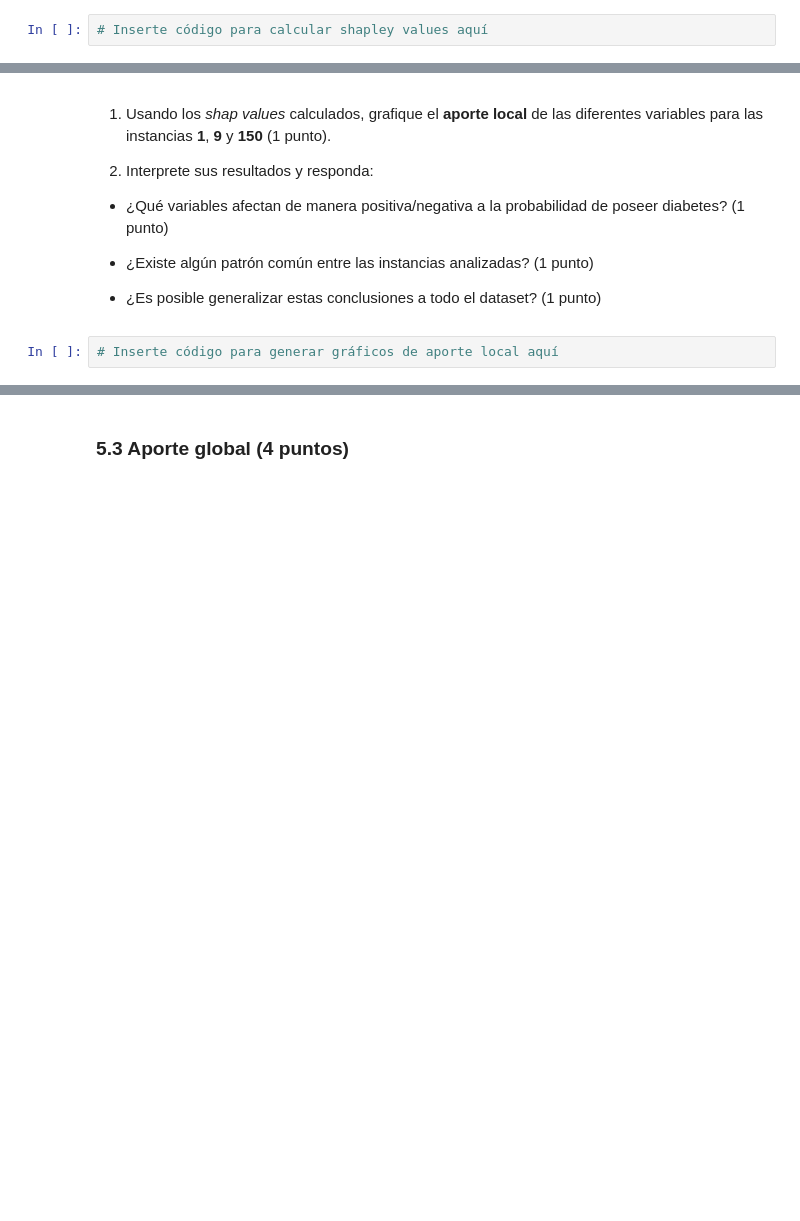
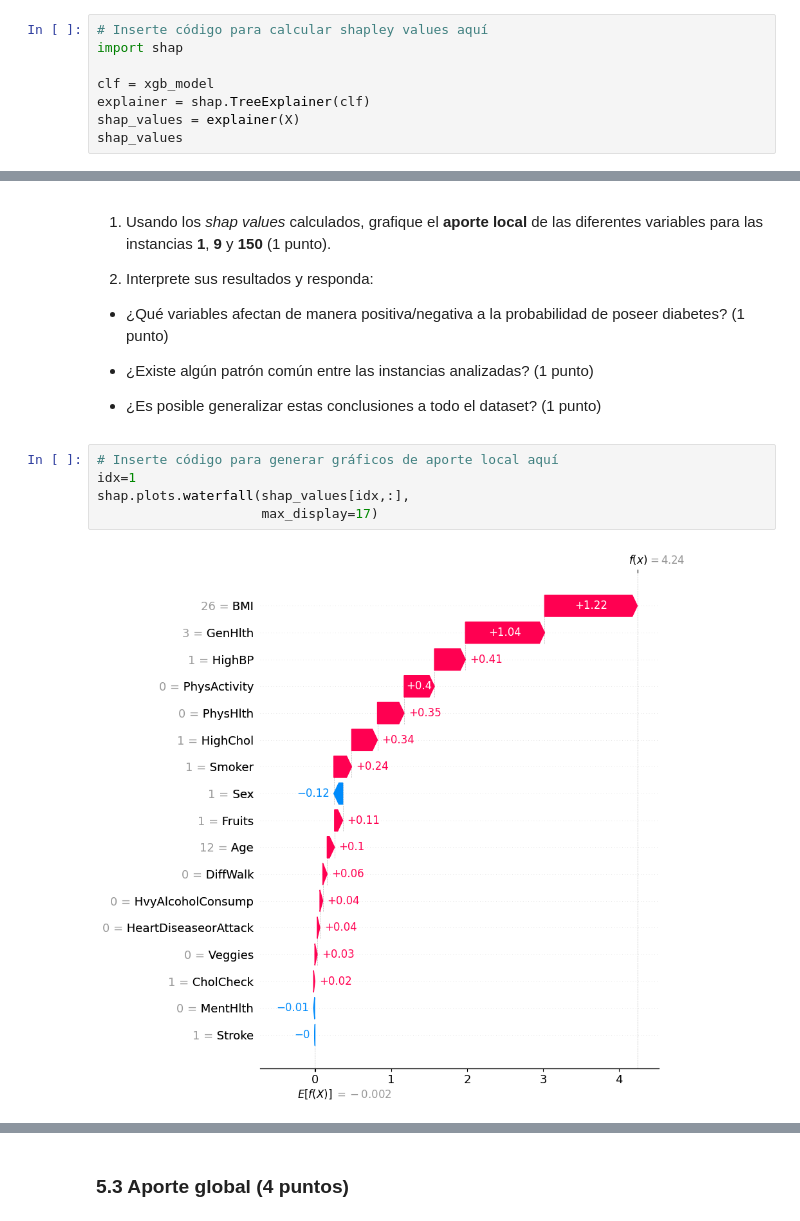
Before and after one commit to Geral37/MDS7202, a Jupyter notebook: Laboratorios/Lab 10 - Interpretabilidad/Lab10.ipynb, the cells around one changed output, grey strips where cells are left out. Saved outputs shown, nothing was run; the diff lists cells and outputs as text; blank space fills up the shorter version.

```diff
--- a/Laboratorios/Lab 10 - Interpretabilidad/Lab10.ipynb
+++ b/Laboratorios/Lab 10 - Interpretabilidad/Lab10.ipynb
@@ -425,3 +425,9 @@ import warnings
 warnings.filterwarnings("ignore", message=".*The 'nopython' keyword.*")
 # %%
 # Inserte código para calcular shapley values aquí
+import shap
+
+clf = xgb_model
+explainer = shap.TreeExplainer(clf)
+shap_values = explainer(X)
+shap_values
@@ -439,3 +463,8 @@ warnings.filterwarnings("ignore", message=".*The 'nopython' keyword.*")
   - ¿Es posible generalizar estas conclusiones a todo el dataset? (1 punto)
 # %%
 # Inserte código para generar gráficos de aporte local aquí
+idx=1
+shap.plots.waterfall(shap_values[idx,:],
+                     max_display=17)
+# %% [output]
+[figure, added]
```
Also changed, not shown: parts of 9 cells of this notebook.
